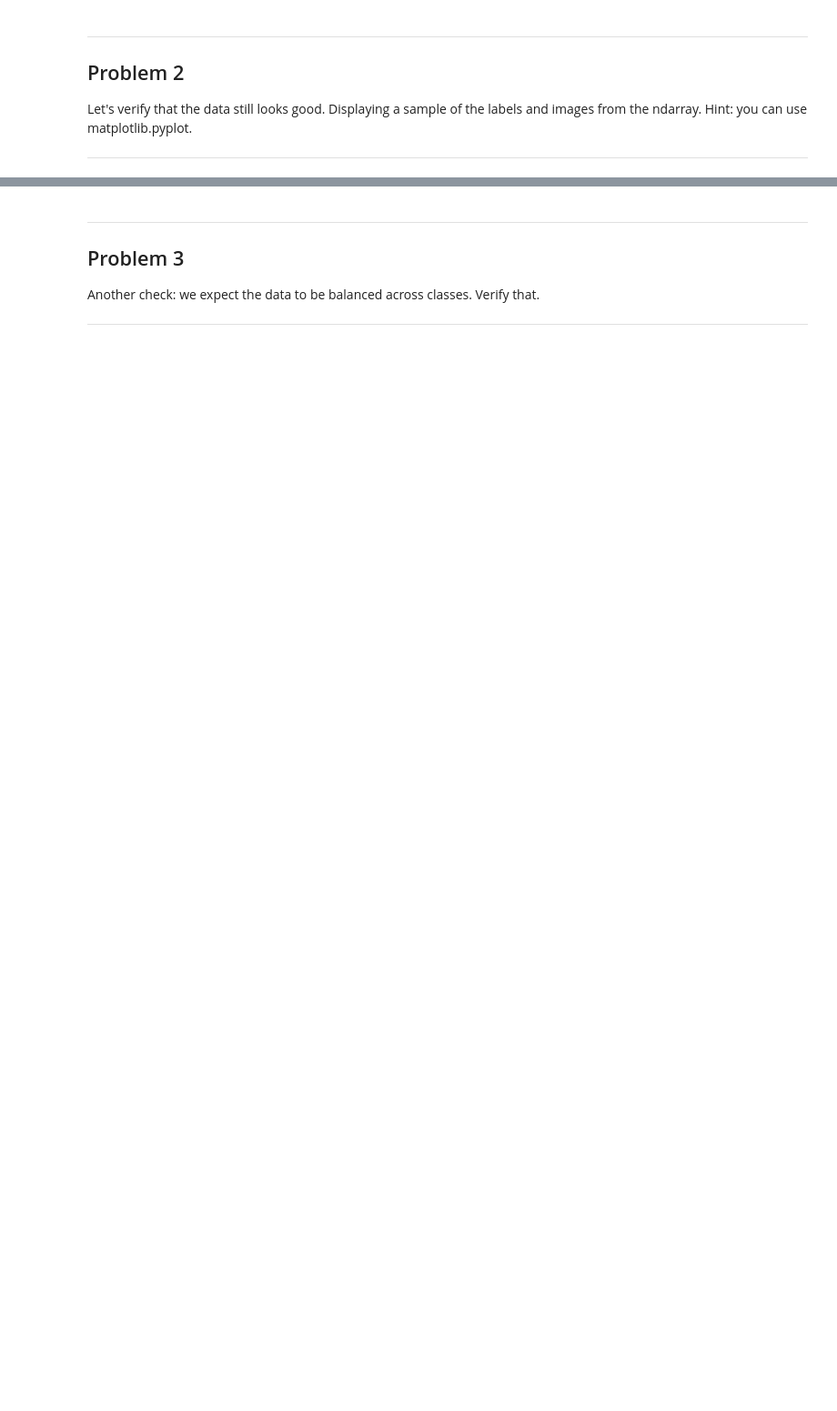
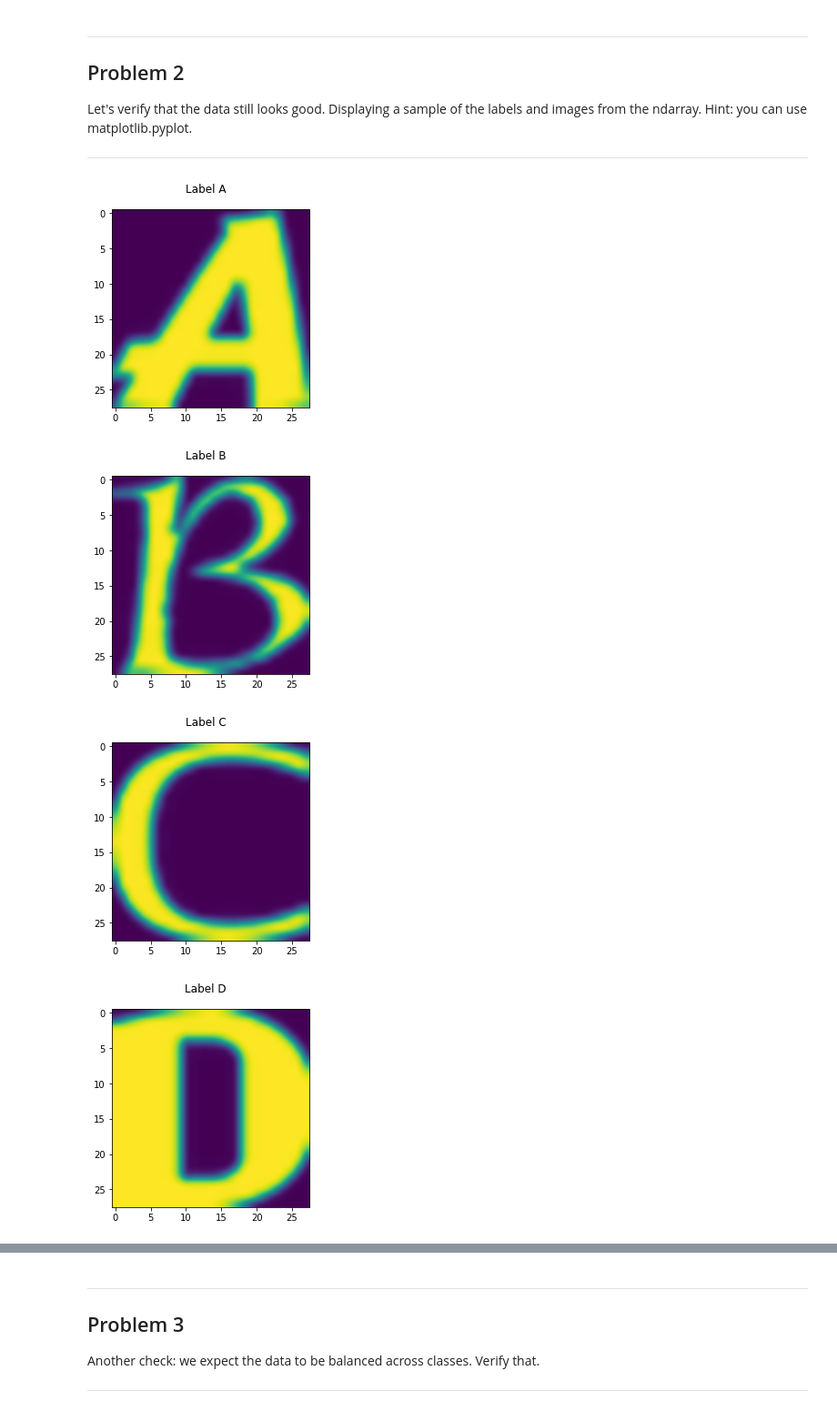
Before and after one commit to radpet/stuff, a Jupyter notebook: fmi-dnn/assignment2/1_notmnist.ipynb, the cells around one changed output, grey strips where cells are left out. Shown at 91% size. Cells and saved outputs as stored; diff of their text form; code cells hidden in the pictures; blank space fills up the shorter version.

```diff
--- a/fmi-dnn/assignment2/1_notmnist.ipynb
+++ b/fmi-dnn/assignment2/1_notmnist.ipynb
@@ -230,3 +227,9 @@ Problem 2
 Let's verify that the data still looks good. Displaying a sample of the labels and images from the ndarray. Hint: you can use matplotlib.pyplot.
 
 ---
+# %%
+def load_dataset(path):
+    with open(path, 'rb') as file:
+        return pickle.load(file), path.split('/')[-1].split('.')[0]
+# %%
+train_dataset = [load_dataset(x) for x in train_datasets]
@@ -232,0 +238,14 @@ Let's verify that the data still looks good. Displaying a sample of the labels a
+# %%
+def display_img(image, label):
+    plt.figure()
+    plt.suptitle('Label '+ str(label))
+    plt.imshow(image, interpolation='bicubic')
+# %%
+for (dataset,label) in train_dataset:
+    random_idx = np.random.randint(dataset.shape[0])
+    display_img(dataset[random_idx], label)
+# %% [output]
+[figure, added]
+[figure, added]
+[figure, added]
+[figure, added]
```
Also changed, not shown: parts of 14 cells of this notebook.
